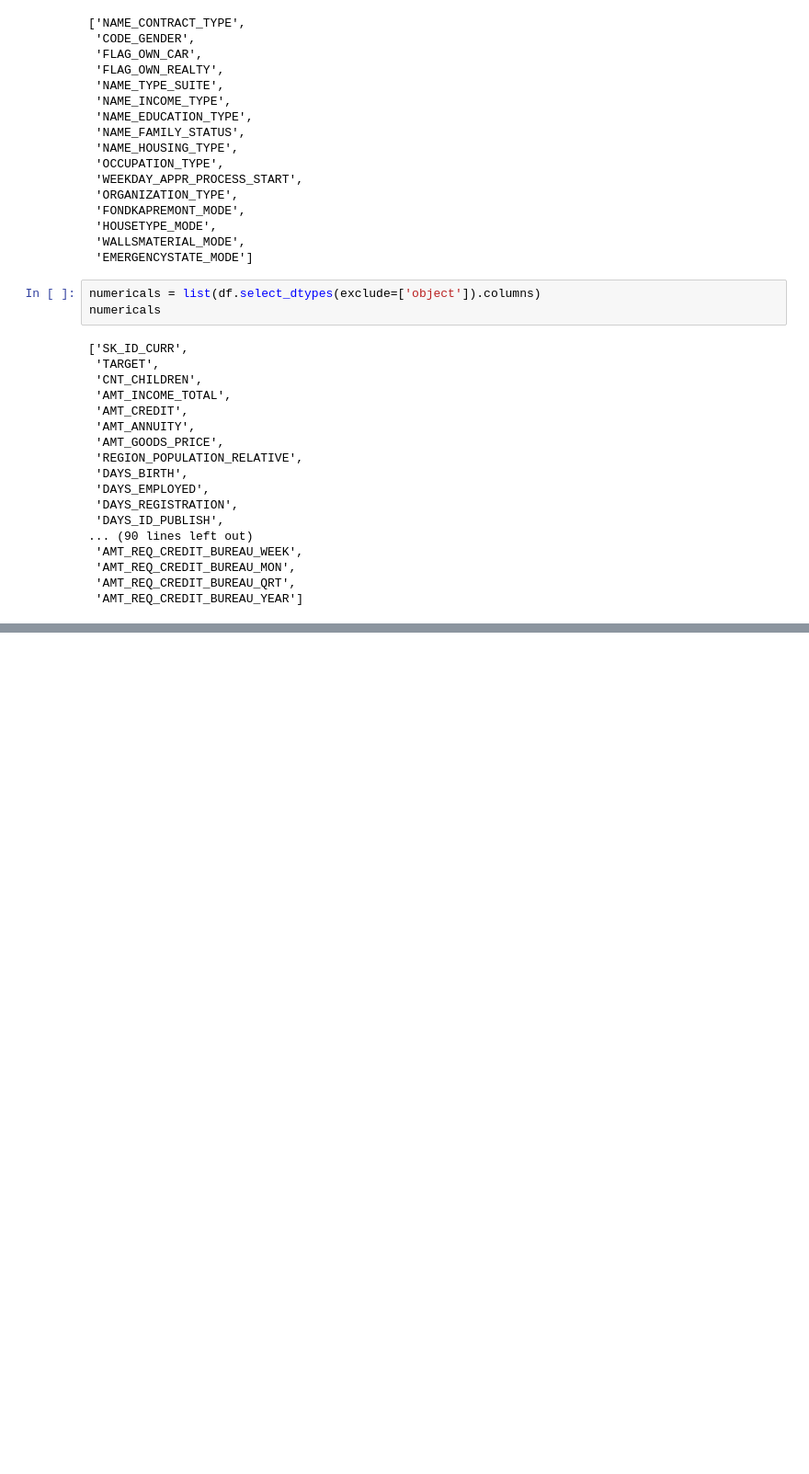
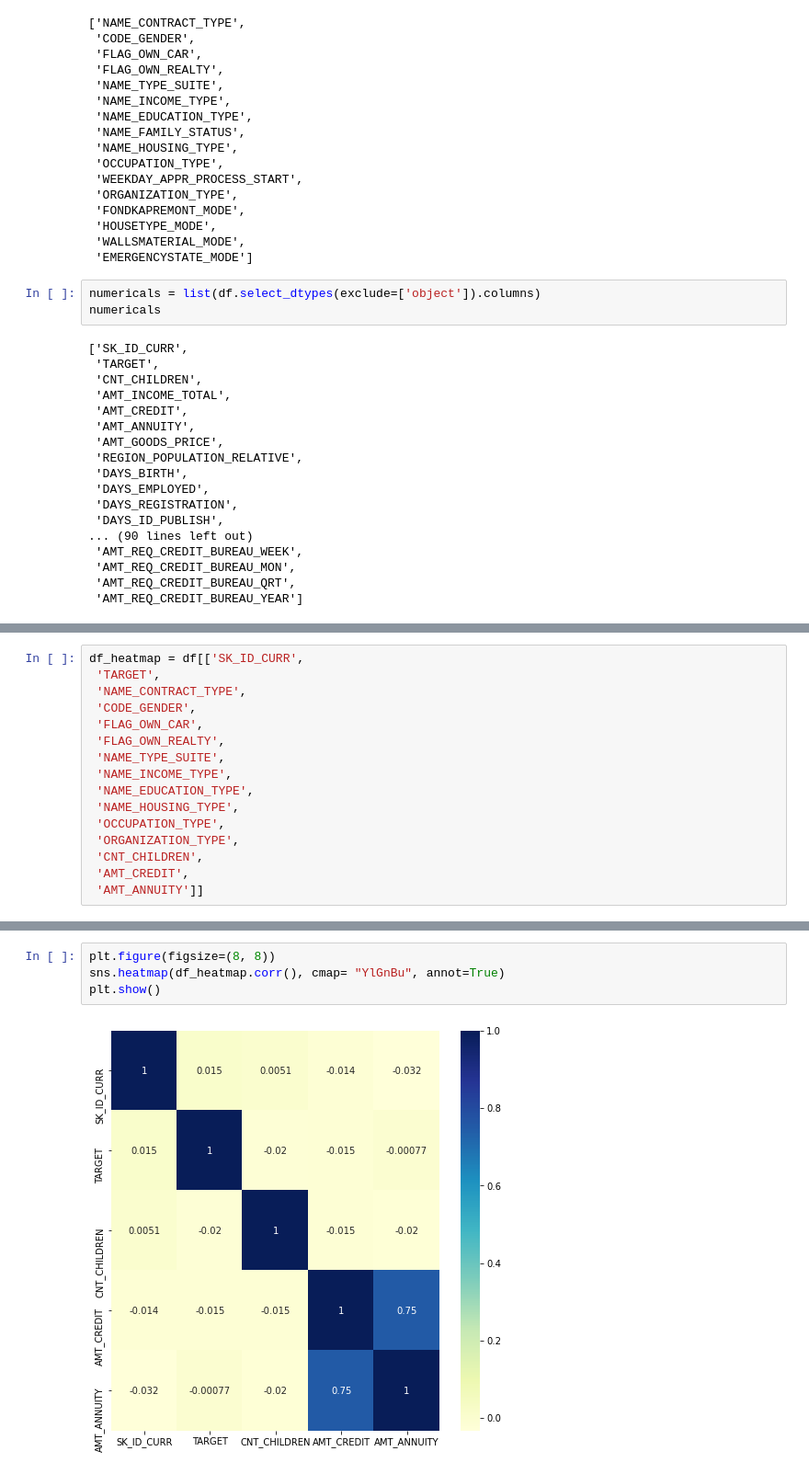
Before and after one commit to Melodyellinn/Scoring_app, a Jupyter notebook: EDA_Dashboard.ipynb, the cells around one changed output, grey strips where cells are left out. Shown at 92% size. Saved outputs shown, nothing was run; the diff lists cells and outputs as text; blank space fills up the shorter version.

```diff
--- a/EDA_Dashboard.ipynb
+++ b/EDA_Dashboard.ipynb
@@ -358,0 +298,16 @@ for i in integer.iloc[:,:-1].columns:
+# %%
+df_heatmap = df[['SK_ID_CURR',
+ 'TARGET',
+ 'NAME_CONTRACT_TYPE',
+ 'CODE_GENDER',
+ 'FLAG_OWN_CAR',
+ 'FLAG_OWN_REALTY',
+ 'NAME_TYPE_SUITE',
+ 'NAME_INCOME_TYPE',
+ 'NAME_EDUCATION_TYPE',
+ 'NAME_HOUSING_TYPE',
+ 'OCCUPATION_TYPE',
+ 'ORGANIZATION_TYPE',
+ 'CNT_CHILDREN',
+ 'AMT_CREDIT',
+ 'AMT_ANNUITY']]
@@ -358,0 +330,6 @@ for i in integer.iloc[:,:-1].columns:
+# %%
+plt.figure(figsize=(8, 8))
+sns.heatmap(df_heatmap.corr(), cmap= "YlGnBu", annot=True)
+plt.show()
+# %% [output]
+[figure, added]
```
Also changed, not shown: parts of 16 cells of this notebook, 1 other file.
